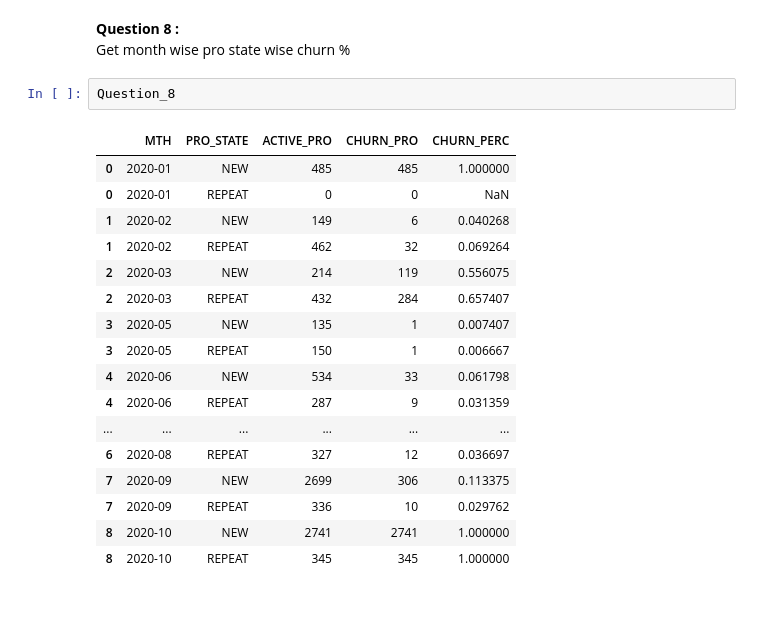
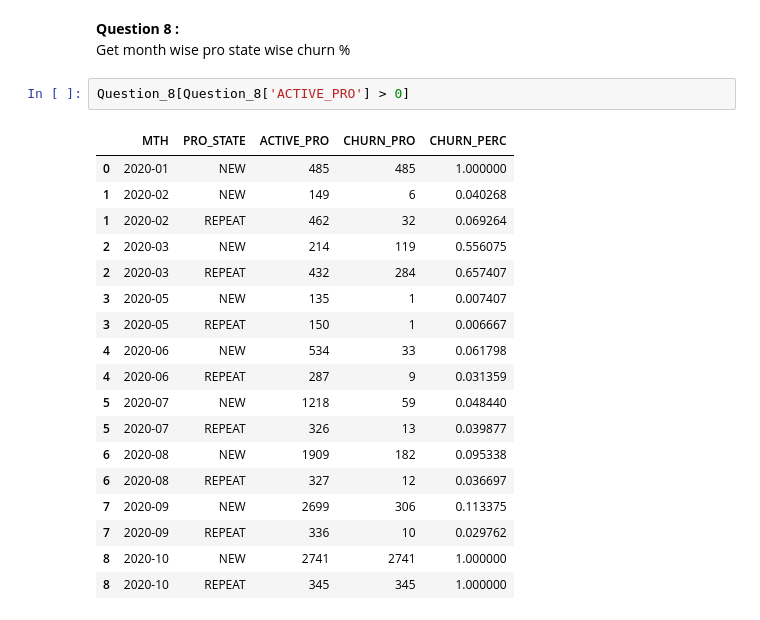
Before and after one commit to arunmozhidevan/Hands-on, a Jupyter notebook: UrbanClap.ipynb, the cells around one changed output. Cells and saved outputs as stored; diff of their text form.

```diff
--- a/UrbanClap.ipynb
+++ b/UrbanClap.ipynb
@@ -294,23 +294,24 @@ Question_8[Question_8['PRO_STATE'] == 'NEW'].drop(columns='PRO_STATE')
 | 8 | 2020-10 | 2741 | 2741 | 1.000000 |
 # %% [markdown]
 **Question 8 :**<br>Get month wise pro state wise churn %
-# %%
-Question_8
-# %% [output]
-|  | MTH | PRO_STATE | ACTIVE_PRO | CHURN_PRO | CHURN_PERC |
-| 0 | 2020-01 | NEW | 485 | 485 | 1.000000 |
-| 0 | 2020-01 | REPEAT | 0 | 0 | NaN |
-| 1 | 2020-02 | NEW | 149 | 6 | 0.040268 |
-| 1 | 2020-02 | REPEAT | 462 | 32 | 0.069264 |
-| 2 | 2020-03 | NEW | 214 | 119 | 0.556075 |
-| 2 | 2020-03 | REPEAT | 432 | 284 | 0.657407 |
-| 3 | 2020-05 | NEW | 135 | 1 | 0.007407 |
-| 3 | 2020-05 | REPEAT | 150 | 1 | 0.006667 |
-| 4 | 2020-06 | NEW | 534 | 33 | 0.061798 |
-| 4 | 2020-06 | REPEAT | 287 | 9 | 0.031359 |
-| ... | ... | ... | ... | ... | ... |
-| 6 | 2020-08 | REPEAT | 327 | 12 | 0.036697 |
-| 7 | 2020-09 | NEW | 2699 | 306 | 0.113375 |
-| 7 | 2020-09 | REPEAT | 336 | 10 | 0.029762 |
-| 8 | 2020-10 | NEW | 2741 | 2741 | 1.000000 |
-| 8 | 2020-10 | REPEAT | 345 | 345 | 1.000000 |
+# %%
+Question_8[Question_8['ACTIVE_PRO'] > 0]
+# %% [output]
+|  | MTH | PRO_STATE | ACTIVE_PRO | CHURN_PRO | CHURN_PERC |
+| 0 | 2020-01 | NEW | 485 | 485 | 1.000000 |
+| 1 | 2020-02 | NEW | 149 | 6 | 0.040268 |
+| 1 | 2020-02 | REPEAT | 462 | 32 | 0.069264 |
+| 2 | 2020-03 | NEW | 214 | 119 | 0.556075 |
+| 2 | 2020-03 | REPEAT | 432 | 284 | 0.657407 |
+| 3 | 2020-05 | NEW | 135 | 1 | 0.007407 |
+| 3 | 2020-05 | REPEAT | 150 | 1 | 0.006667 |
+| 4 | 2020-06 | NEW | 534 | 33 | 0.061798 |
+| 4 | 2020-06 | REPEAT | 287 | 9 | 0.031359 |
+| 5 | 2020-07 | NEW | 1218 | 59 | 0.048440 |
+| 5 | 2020-07 | REPEAT | 326 | 13 | 0.039877 |
+| 6 | 2020-08 | NEW | 1909 | 182 | 0.095338 |
+| 6 | 2020-08 | REPEAT | 327 | 12 | 0.036697 |
+| 7 | 2020-09 | NEW | 2699 | 306 | 0.113375 |
+| 7 | 2020-09 | REPEAT | 336 | 10 | 0.029762 |
+| 8 | 2020-10 | NEW | 2741 | 2741 | 1.000000 |
+| 8 | 2020-10 | REPEAT | 345 | 345 | 1.000000 |
```
